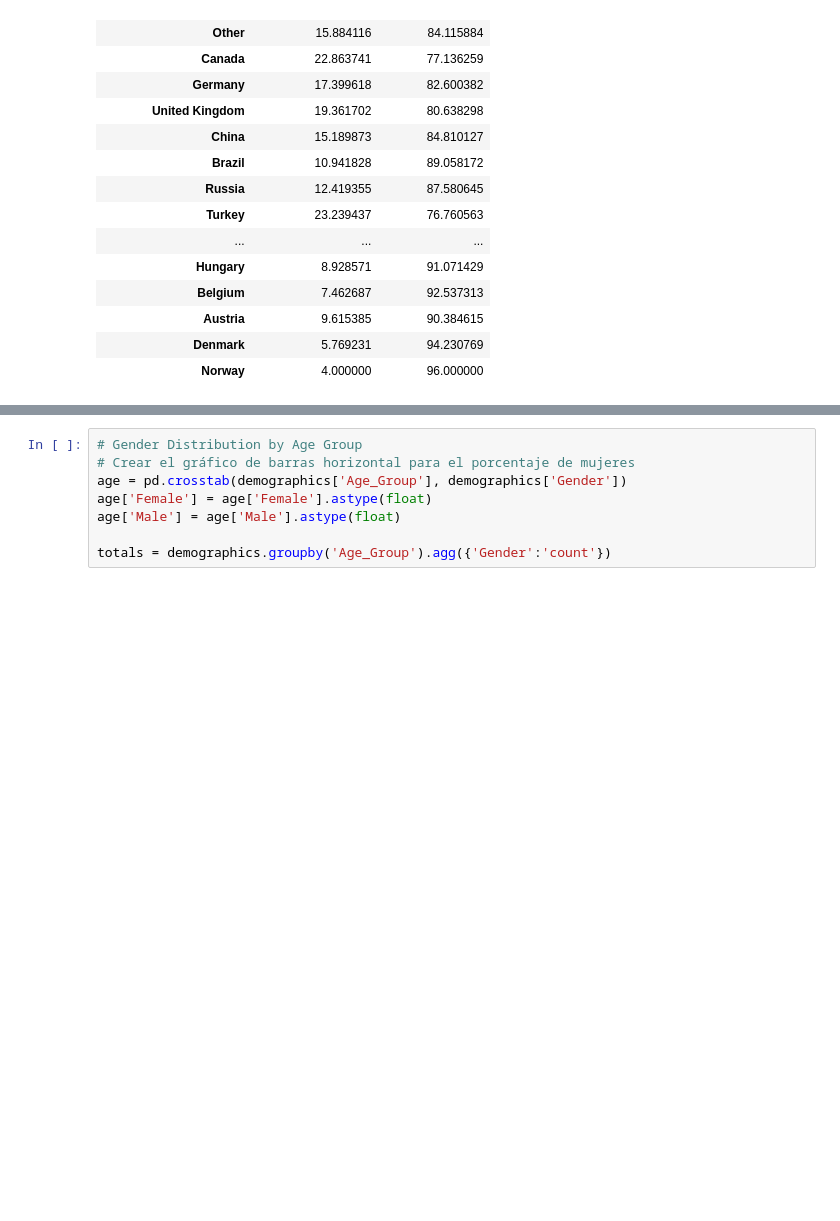
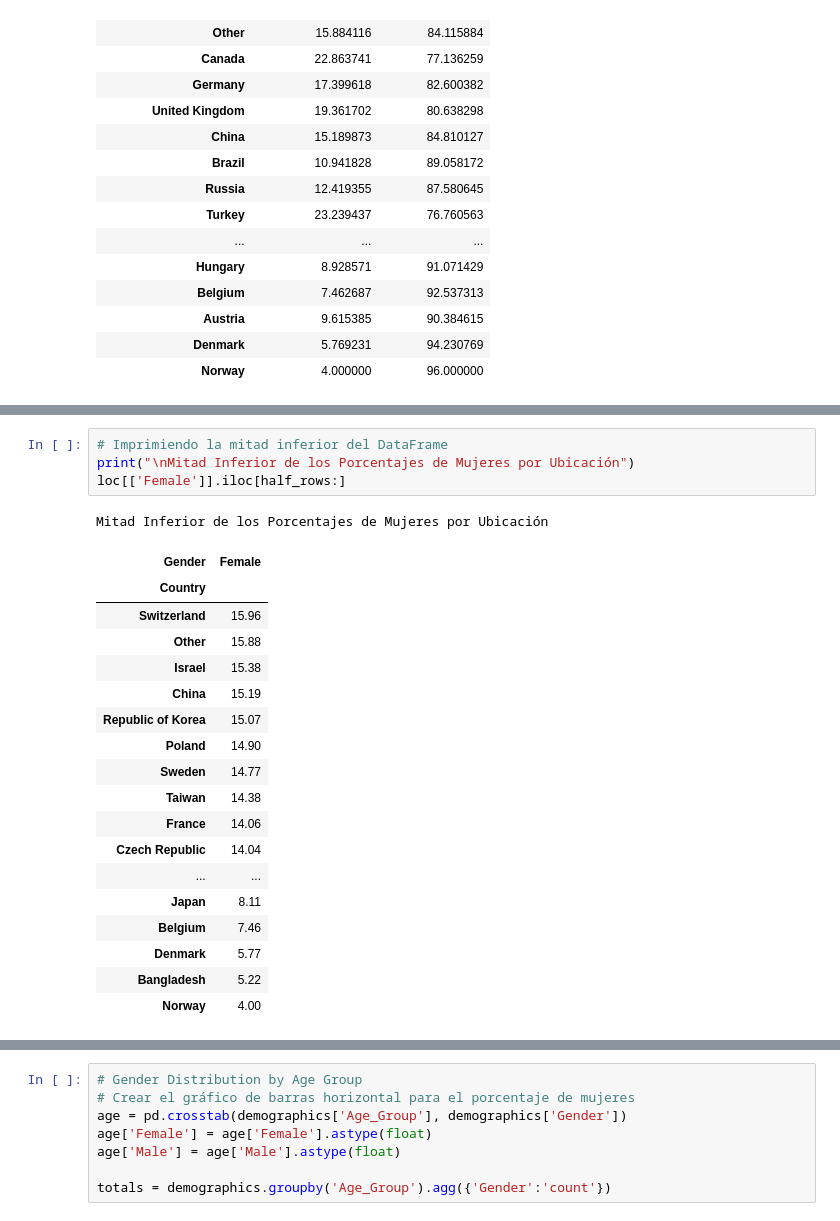
Before and after one commit to CCT-Dublin/capstone-project-feb-2024-ft-YumikoBejarano, a Jupyter notebook: CA 1 – Capstone Project Proposal.ipynb, the cells around one changed output, grey strips where cells are left out. Saved outputs shown, nothing was run; the diff lists cells and outputs as text; blank space fills up the shorter version.

```diff
--- a/CA 1 – Capstone Project Proposal.ipynb
+++ b/CA 1 – Capstone Project Proposal.ipynb
@@ -150,3 +182,27 @@ Female Respondents by Location (Percentage)
+# %%
+# Imprimiendo la mitad inferior del DataFrame
+print("\nMitad Inferior de los Porcentajes de Mujeres por Ubicación")
+loc[['Female']].iloc[half_rows:]
+# %% [output]
+Mitad Inferior de los Porcentajes de Mujeres por Ubicación
+| Gender | Female |
+| Country |  |
+| Switzerland | 15.96 |
+| Other | 15.88 |
+| Israel | 15.38 |
+| China | 15.19 |
+| Republic of Korea | 15.07 |
+| Poland | 14.90 |
+| Sweden | 14.77 |
+| Taiwan | 14.38 |
+| France | 14.06 |
+| Czech Republic | 14.04 |
+| ... | ... |
+| Japan | 8.11 |
+| Belgium | 7.46 |
+| Denmark | 5.77 |
+| Bangladesh | 5.22 |
+| Norway | 4.00 |
 # %%
 # Female Respondents by Location (Percentage)
 # Crear el gráfico de barras horizontal para el porcentaje de mujeres
```
Also changed, not shown: parts of 8 cells of this notebook.
